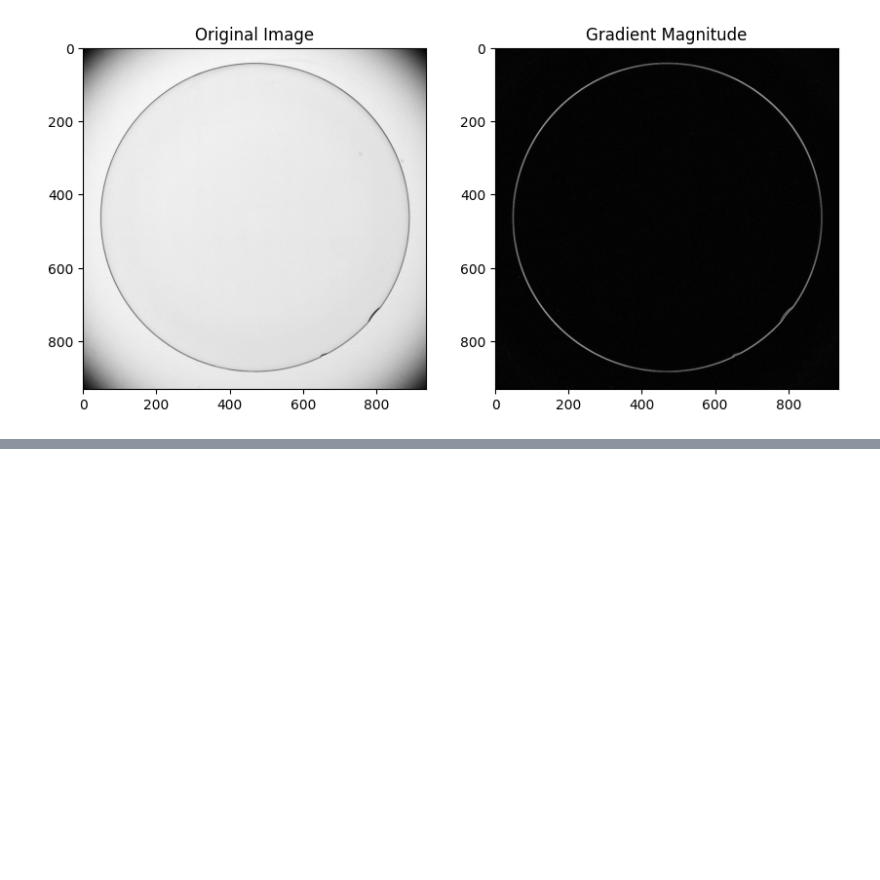
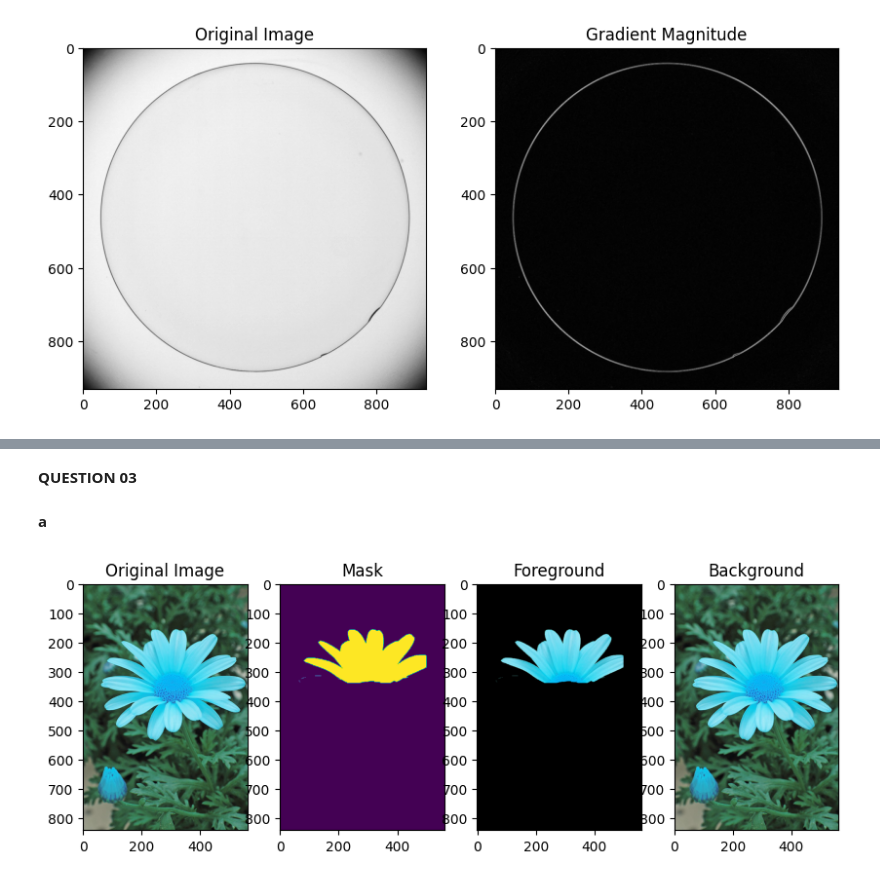
Before and after one commit to demithaR/ASSIGN-2, a Jupyter notebook: D-ENG-21-0046-ET _a02.ipynb, the cells around one changed output, grey strips where cells are left out. Drawn from its saved outputs; the diff is of its cells as text; code cells hidden in the pictures; blank space fills up the shorter version.

```diff
--- a/D-ENG-21-0046-ET _a02.ipynb
+++ b/D-ENG-21-0046-ET _a02.ipynb
@@ -83,0 +172,54 @@ plt.show()
+# %% [markdown]
+**QUESTION 03**
+# %% [markdown]
+**a**
+# %%
+import numpy as np
+import cv2
+import matplotlib.pyplot as plt
+
+# Load image
+img = cv2.imread('images/daisy.jpg')
+
+# Create a mask with the same shape as the image
+mask = np.zeros(img.shape[:2], np.uint8)
+
+# Define the rectangular region of interest (ROI)
+# The ROI should contain the object of interest
+rect = (50, 50, 450, 290)
+
+# Set the initial state of the mask to zero
+# The pixels inside the ROI are set to cv2.GC_PR_FGD (probable foreground)
+# The pixels outside the ROI are set to cv2.GC_PR_BGD (probable background)
+cv2.grabCut(img, mask, rect, None, None, 5, cv2.GC_INIT_WITH_RECT)
+
+# Create the final mask where the pixels marked as probable foreground
+# and definite foreground are set to 1, and the rest are set to 0
+mask_final = np.where((mask==2)|(mask==0), 0, 1).astype('uint8')
+
+# Apply the final mask to the original image to get the foreground
+foreground = cv2.bitwise_and(img, img, mask=mask_final)
+
+# Get the background by subtracting the foreground from the original image
+background = cv2.bitwise_and(img, img, mask=cv2.bitwise_not(mask_final))
+
+# Display the results
+
+
+fig, axs = plt.subplots(1, 4, figsize=(10, 5))
+
+axs[0].imshow(img)
+axs[0].set_title('Original Image')
+
+axs[1].imshow(mask_final*255)
+axs[1].set_title('Mask')
+
+axs[2].imshow(foreground)
+axs[2].set_title('Foreground')
+
+axs[3].imshow(background)
+axs[3].set_title('Background')
+
+plt.show()
+# %% [output]
+[figure, added]
```
Also changed, not shown: parts of 6 cells of this notebook.
